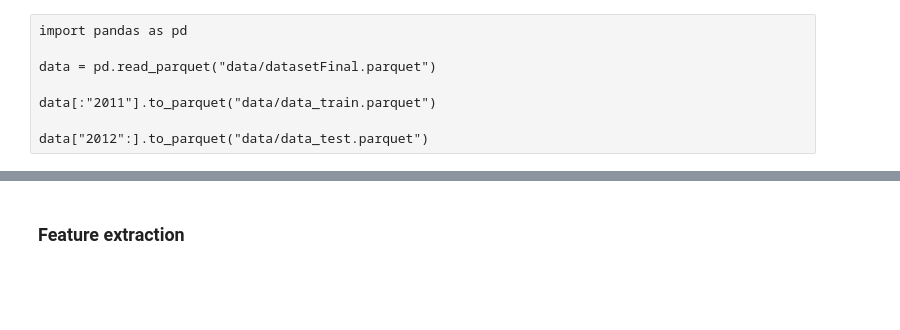
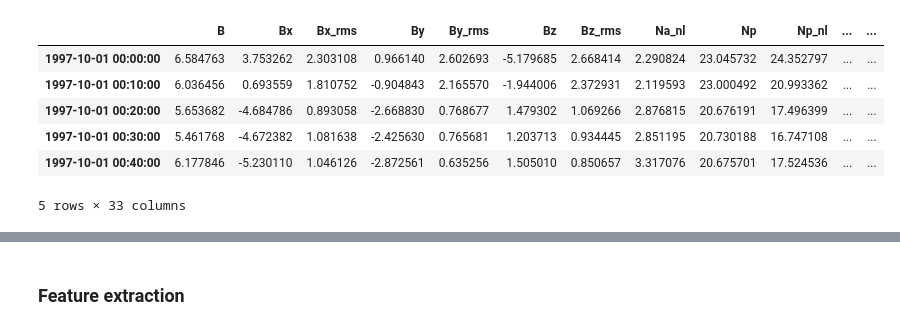
Before and after one commit to ramp-kits/solar_wind, a Jupyter notebook: experiment.ipynb, the cells around one changed output, grey strips where cells are left out. Cells and saved outputs as stored; diff of their text form; code cells hidden in the pictures; blank space fills up the shorter version.

```diff
--- a/experiment.ipynb
+++ b/experiment.ipynb
@@ -1,11 +1,3 @@
-# %% [raw]
-import pandas as pd
-
-data = pd.read_parquet("data/datasetFinal.parquet")
-
-data[:"2011"].to_parquet("data/data_train.parquet")
-
-data["2012":].to_parquet("data/data_test.parquet")
 # %%
 %matplotlib inline
 
@@ -15,2 +7,12 @@ from problem import get_train_data, get_test_data
 # %%
-data_train, y_train = get_train_data()
+data_train, y_train = problem.get_train_data()
+# %%
+data_train.head()
+# %% [output]
+|  | B | Bx | Bx_rms | By | By_rms | Bz | Bz_rms | Na_nl | Np | Np_nl | ... | ... |
+| 1997-10-01 00:00:00 | 6.584763 | 3.753262 | 2.303108 | 0.966140 | 2.602693 | -5.179685 | 2.668414 | 2.290824 | 23.045732 | 24.352797 | ... | ... |
+| 1997-10-01 00:10:00 | 6.036456 | 0.693559 | 1.810752 | -0.904843 | 2.165570 | -1.944006 | 2.372931 | 2.119593 | 23.000492 | 20.993362 | ... | ... |
+| 1997-10-01 00:20:00 | 5.653682 | -4.684786 | 0.893058 | -2.668830 | 0.768677 | 1.479302 | 1.069266 | 2.876815 | 20.676191 | 17.496399 | ... | ... |
+| 1997-10-01 00:30:00 | 5.461768 | -4.672382 | 1.081638 | -2.425630 | 0.765681 | 1.203713 | 0.934445 | 2.851195 | 20.730188 | 16.747108 | ... | ... |
+| 1997-10-01 00:40:00 | 6.177846 | -5.230110 | 1.046126 | -2.872561 | 0.635256 | 1.505010 | 0.850657 | 3.317076 | 20.675701 | 17.524536 | ... | ... |
+5 rows × 33 columns
```
Also changed, not shown: parts of 5 cells of this notebook, 1 other file.
